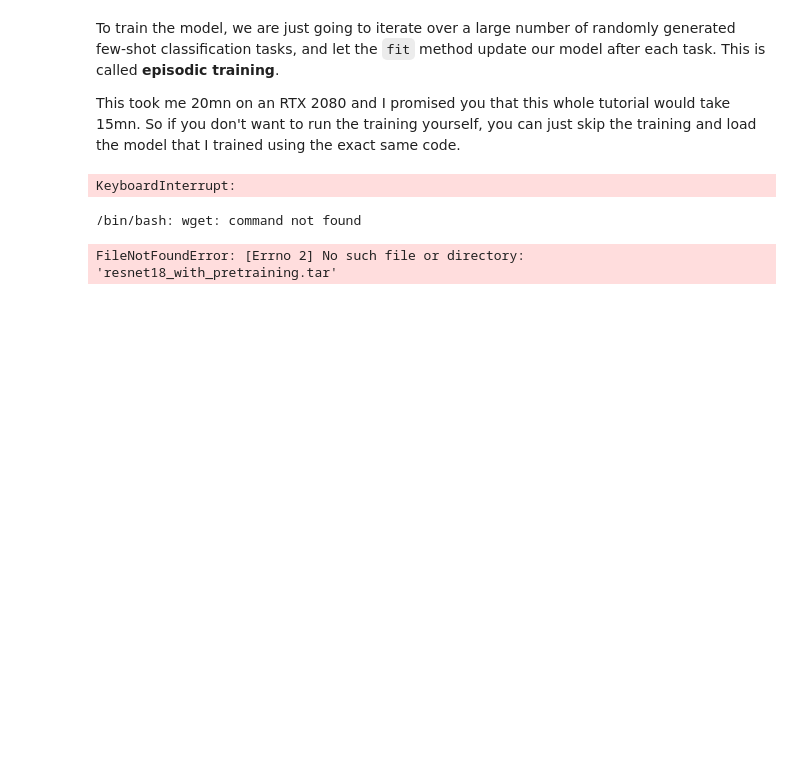
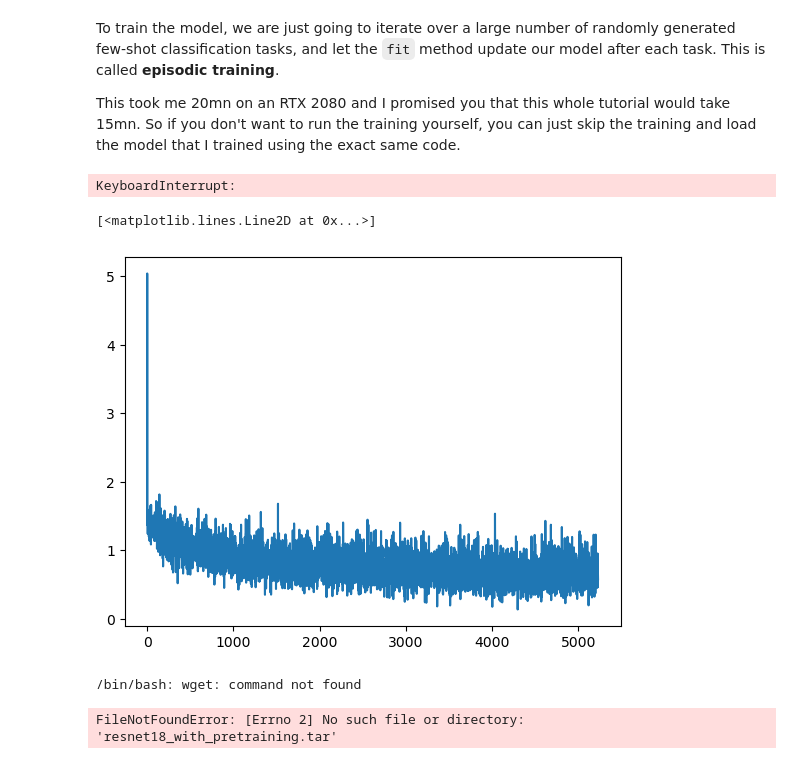
Before and after one commit to tolgabirdal/FlagManifoldsV3, a Jupyter notebook: python/alexnet_test.ipynb, the cells around one changed output. Saved outputs shown, nothing was run; the diff lists cells and outputs as text; code cells hidden in the pictures; blank space fills up the shorter version.

```diff
--- a/python/alexnet_test.ipynb
+++ b/python/alexnet_test.ipynb
@@ -121,8 +284,9 @@ we also need support images and labels as inputs of the model.
 # %%
 class PrototypicalNetworks(nn.Module):
-    def __init__(self, backbone: nn.Module):
+    def __init__(self, backbone: nn.Module, head: str):
         super(PrototypicalNetworks, self).__init__()
         self.backbone = backbone
+        self.head = head
 
     def forward(
         self,
@@ -139,24 +303,20 @@ class PrototypicalNetworks(nn.Module):
 
         # Infer the number of different classes from the labels of the support set
         n_way = len(torch.unique(support_labels))
-        # Prototype i is the mean of all instances of features corresponding to labels == i
-        z_proto = torch.cat(
-            [
-                z_support[torch.nonzero(support_labels == label)].mean(0)
-                for label in range(n_way)
-            ]
-        )
+        # Infer the number shots from the labels of the support set
+        n_shot = len(torch.where(support_labels==support_labels[0])[0])
 
-        # Compute the euclidean distance from queries to prototypes
-        dists = torch.cdist(z_query, z_proto)
+        if self.head == 'ProtoNet':
+            scores = ProtoNetHead(z_query, z_support, support_labels, n_way, n_shot)
+        elif self.head == 'SubspaceNet':
+            scores = SubspaceNetHead(z_query, z_support, support_labels, n_way, n_shot)
+        else:
+            print('head not recognized')
 
-        # And here is the super complicated operation to transform those distances into classification scores!
-        scores = -dists
         return scores
 
 
 convolutional_network = alexnet(pretrained=True)
-convolutional_network.fc = nn.Flatten()
-print(convolutional_network)
+convolutional_network.classifier[6] = nn.Flatten()
 
-model = PrototypicalNetworks(convolutional_network) #.cuda()
+model = PrototypicalNetworks(convolutional_network, 'ProtoNet') #.cuda()
@@ -261,7 +403,7 @@ example_scores = model(
     example_query_images,
 ).detach()
 
-_, example_predicted_labels = torch.max(example_scores.data, 1)
+example_predicted_labels = torch.argmax(torch.squeeze(example_scores, axis=0),axis = 1)
 
 # print("Ground Truth / Predicted")
 # for i in range(len(example_query_labels)):
@@ -351,7 +488,8 @@ Read more about the [issue](https://github.com/sicara/easy-few-shot-learning/iss
 N_TRAINING_EPISODES = 40000
 N_VALIDATION_TASKS = 100
 
-train_set.get_labels = lambda: [instance[1] for instance in train_set._flat_character_images]
+train_set.get_labels = lambda: [instance[1] for instance in train_set]
+
 train_sampler = TaskSampler(
     train_set, n_way=N_WAY, n_shot=N_SHOT, n_query=N_QUERY, n_tasks=N_TRAINING_EPISODES
 )
@@ -386,7 +524,9 @@ def fit(
         support_images, support_labels, query_images
     )
 
-    loss = criterion(classification_scores, query_labels)
+    train_way = len(torch.unique(support_labels))
+
+    loss = criterion(classification_scores.reshape(-1, train_way), query_labels.reshape(-1)) # need to modify this for subspace net
     loss.backward()
     optimizer.step()
 
@@ -420,6 +560,12 @@ with tqdm(enumerate(train_loader), total=len(train_loader)) as tqdm_train:
             tqdm_train.set_postfix(loss=sliding_average(all_loss, log_update_frequency))
 # %% [output]
 KeyboardInterrupt:
+# %%
+from matplotlib import pyplot as plt
+plt.plot(all_loss)
+# %% [output]
+[<matplotlib.lines.Line2D at 0x...>]
+[figure, added]
 # %%
 # Or just load mine
 
```
Also changed, not shown: parts of 10 cells of this notebook, 3 other files.
